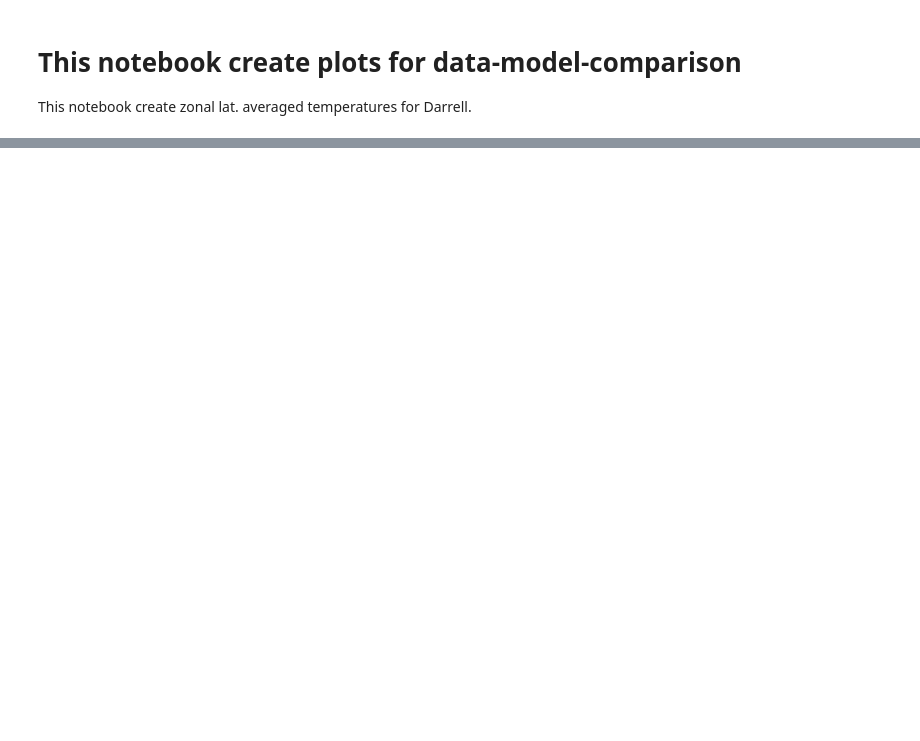
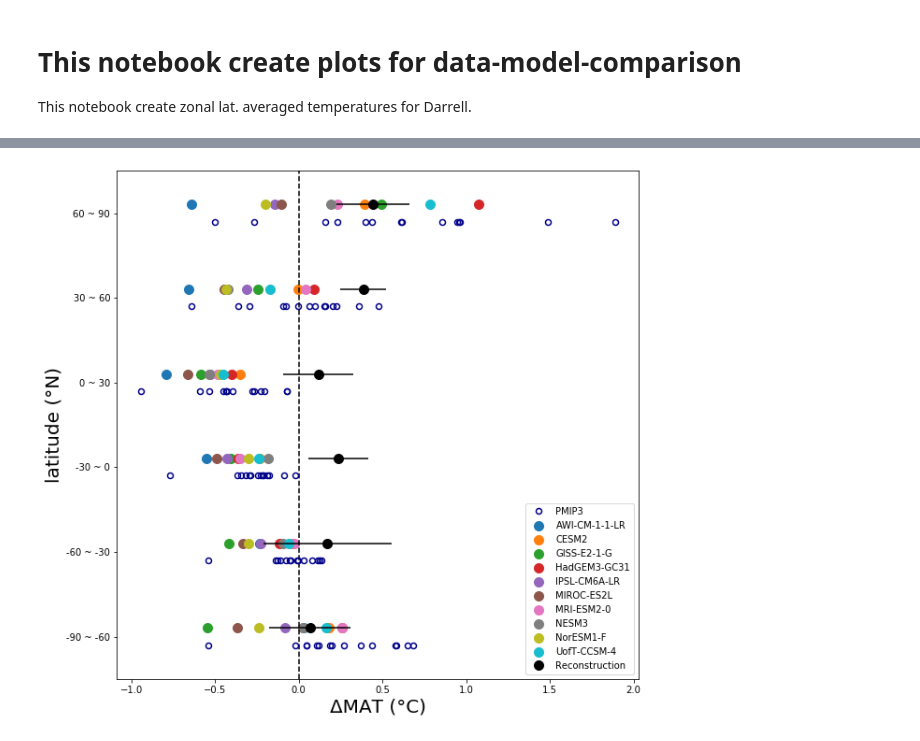
Before and after one commit to ucfahao/PMIP4-midHolocene, a Jupyter notebook: notebooks/PMIP4_MH_DMC.ipynb, the cells around one changed output, grey strips where cells are left out. Saved outputs shown, nothing was run; the diff lists cells and outputs as text; code cells hidden in the pictures; blank space fills up the shorter version.

```diff
--- a/notebooks/PMIP4_MH_DMC.ipynb
+++ b/notebooks/PMIP4_MH_DMC.ipynb
@@ -275,0 +376,5 @@ Reuse existing file: bilinear_192x288_180x360_peri.nc
+# %%
+# zonal plot all
+zonal_plot_pmip34()
+# %% [output]
+[figure, added]
```
Also changed, not shown: parts of 7 cells of this notebook.
